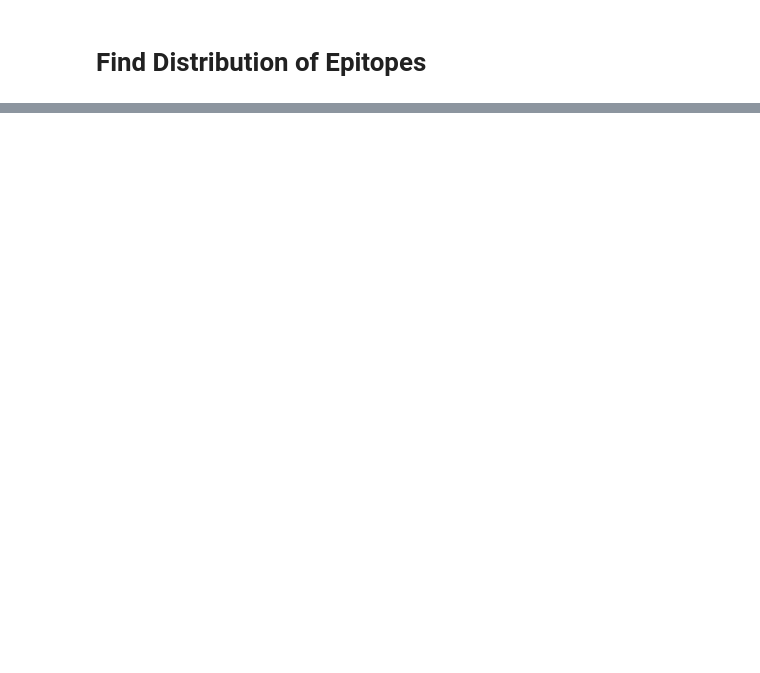
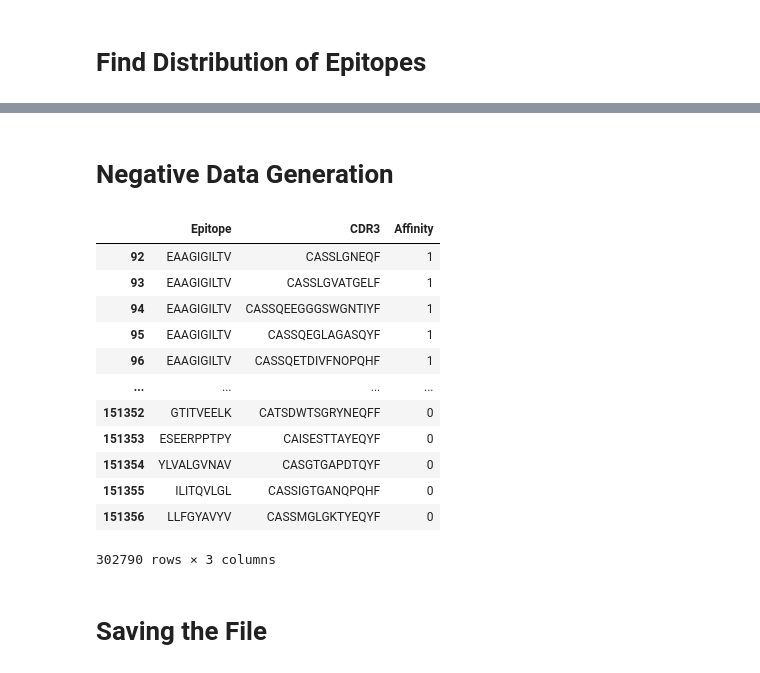
Before and after one commit to Lee-CBG/ATM-TCR, a Jupyter notebook: data/data_analytics.ipynb, the cells around one changed output, grey strips where cells are left out. Drawn from its saved outputs; the diff is of its cells as text; code cells hidden in the pictures; blank space fills up the shorter version.

Commit message:
Negative Data Generation (#7)
* Initial Negative Generation Data

* Added negative data generation

* Moved Old Semester's Files to Folder

* Updated Readme and gitignore

```diff
--- a/data/data_analytics.ipynb
+++ b/data/data_analytics.ipynb
@@ -427,0 +431,48 @@ Total Pairs:  184183
+# %% [markdown]
+# Negative Data Generation
+# %%
+def random_recombination(df, ratio):
+
+    total_pairs = len(df)
+    negative_data_to_make = round(ratio * total_pairs)
+    unique_epitopes = df['Epitope'].unique()
+    unique_tcrs = df['CDR3'].unique()
+    conversion_df = df[['Epitope', 'CDR3']]
+    positive_pairs = set([tuple(x) for x in conversion_df.to_numpy()])
+
+    i = 0
+    neg_pairs = set()
+    while i < negative_data_to_make:
+        pep = np.random.choice(unique_epitopes)
+        tcr = np.random.choice(unique_tcrs)
+        pair = (pep, tcr)
+        if not pair in positive_pairs:
+            neg_pairs.add(pair)
+            i += 1
+
+    negative_data = pd.DataFrame(neg_pairs, columns = ['Epitope', 'CDR3'])
+    negative_data = negative_data.assign(Affinity=0)
+    return negative_data
+
+# Ratio of negative to positive data
+ratio = 1
+negative_data = random_recombination(combined_sequences, ratio)
+full_data = pd.concat([combined_sequences, negative_data])
+full_data.reset_index(drop=True)
+full_data
+# %% [output]
+|  | Epitope | CDR3 | Affinity |
+| 92 | EAAGIGILTV | CASSLGNEQF | 1 |
+| 93 | EAAGIGILTV | CASSLGVATGELF | 1 |
+| 94 | EAAGIGILTV | CASSQEEGGGSWGNTIYF | 1 |
+| 95 | EAAGIGILTV | CASSQEGLAGASQYF | 1 |
+| 96 | EAAGIGILTV | CASSQETDIVFNOPQHF | 1 |
+| ... | ... | ... | ... |
+| 151352 | GTITVEELK | CATSDWTSGRYNEQFF | 0 |
+| 151353 | ESEERPPTPY | CAISESTTAYEQYF | 0 |
+| 151354 | YLVALGVNAV | CASGTGAPDTQYF | 0 |
+| 151355 | ILITQVLGL | CASSIGTGANQPQHF | 0 |
+| 151356 | LLFGYAVYV | CASSMGLGKTYEQYF | 0 |
+302790 rows × 3 columns
+# %% [markdown]
+# Saving the File
```
Also changed, not shown: parts of 5 cells of this notebook, 5 other files.
